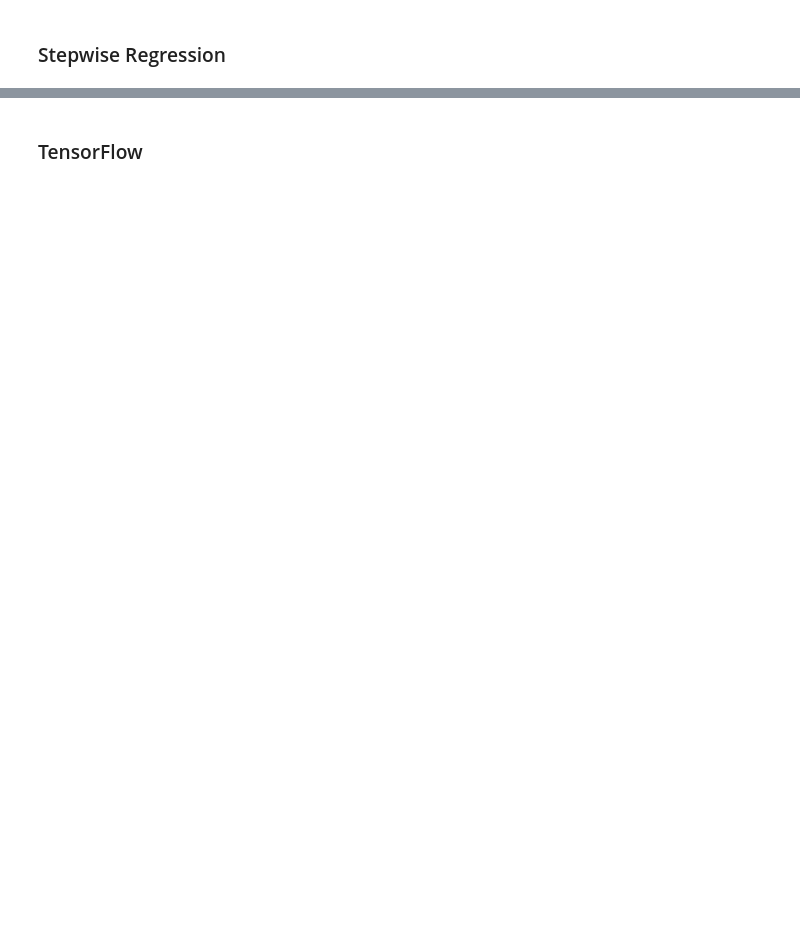
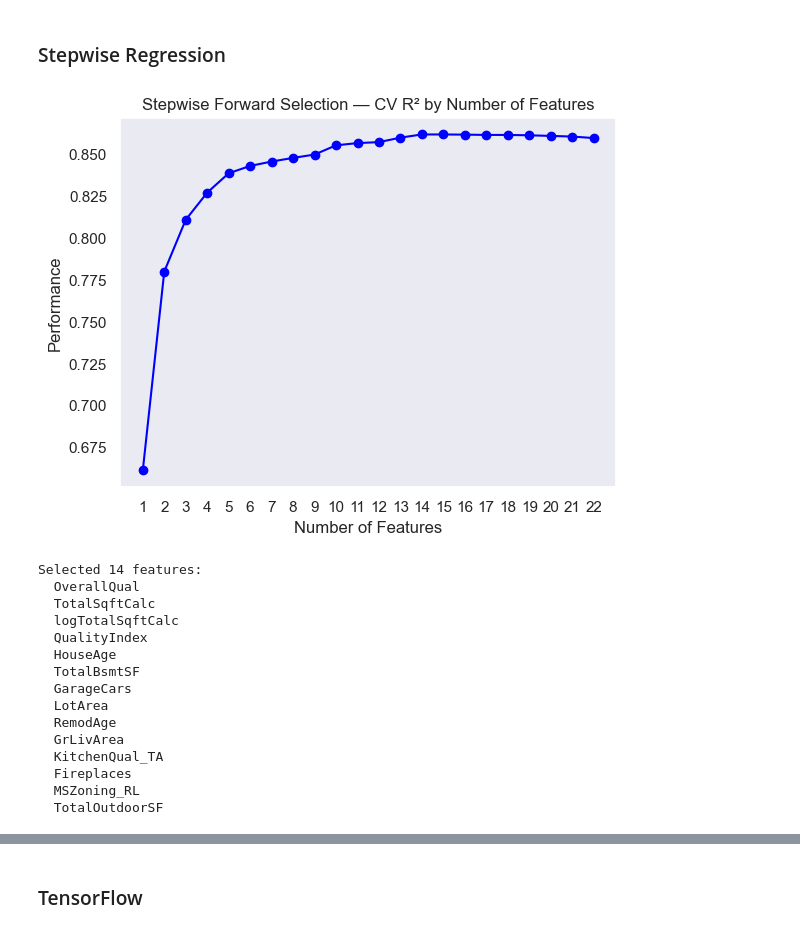
Before and after one commit to aanyam22/kaggle, a Jupyter notebook: Ames_HousePrice/ames_ml_models.ipynb, the cells around one changed output, grey strips where cells are left out. Saved outputs shown, nothing was run; the diff lists cells and outputs as text; code cells hidden in the pictures; blank space fills up the shorter version.

```diff
--- a/Ames_HousePrice/ames_ml_models.ipynb
+++ b/Ames_HousePrice/ames_ml_models.ipynb
@@ -231,12 +222,13 @@ GB_MODEL = GradientBoostingRegressor(n_estimators=200, learning_rate=0.05,
                                      max_depth=4, random_state=5)
 GB_MODEL.fit(X_train, Y_train)
 
-TRAIN_GB = getAmtAccuracyScores(WHO + '_Train', GB_MODEL, X_train, Y_train)
-VAL_GB   = getAmtAccuracyScores(WHO, GB_MODEL, X_val, Y_val)
+TRAIN_GB = getRMSE(WHO + '_Train', GB_MODEL, X_train, Y_train)
+VAL_GB   = getRMSE(WHO,            GB_MODEL, X_val,   Y_val)
 
-print(f'{WHO} — Train RMSE: {TRAIN_GB[1]:.4f}  |  Val RMSE: {VAL_GB[1]:.4f}')
+print(f'{WHO}  —  Train RMSE: {TRAIN_GB[1]:.4f}  |  Val RMSE: {VAL_GB[1]:.4f}')
 
-GB_features = [v[0] for v in getEnsembleTreeVars(GB_MODEL, feature_cols)]
-print(f'GB selected {len(GB_features)} features above average importance')
-for v in getEnsembleTreeVars(GB_MODEL, feature_cols)[:10]:
-    print(v)
+GB_features = getTopFeatures(GB_MODEL, feature_cols)
+print(f'\n{len(GB_features)} features above average importance (top 10):')
+for name, val in sorted(zip(feature_cols, GB_MODEL.feature_importances_),
+                         key=lambda x: -x[1])[:10]:
+    print(f'  {name}: {val:.4f}')
@@ -243,40 +249,53 @@ for v in getEnsembleTreeVars(GB_MODEL, feature_cols)[:10]:
 # %% [markdown]
 ### Stepwise Regression
 # %%
-# Use GB important features as the pool for forward selection
-V_train    = X_train[GB_features]
-stepNames  = list(V_train.columns)
-maxCols    = V_train.shape[1]
+WHO = 'STEP'
+
+# Use GB-selected features as the candidate pool for forward selection
+V_train   = X_train[GB_features]
+V_val     = X_val[GB_features]
+stepNames = list(V_train.columns)
 
 sfs = SFS(LinearRegression(),
-          k_features=(1, maxCols),
+          k_features=(1, len(GB_features)),
           forward=True,
           floating=False,
           scoring='r2',
           cv=5)
-sfs.fit(V_train.values, Y_train.values)
+sfs.fit(V_train, Y_train)
 
-theFigure = plot_sfs(sfs.get_metric_dict(), kind=None)
-plt.title('Stepwise Forward Selection — R² by Number of Features')
+fig = plot_sfs(sfs.get_metric_dict(), kind=None)
+plt.title('Stepwise Forward Selection — CV R² by Number of Features')
 plt.grid()
 plt.show()
 
-# Find the feature subset with the best cross-validated R²
+# Best feature subset: highest mean CV R²
 dfm = pd.DataFrame.from_dict(sfs.get_metric_dict()).T
-dfm = dfm[['feature_names', 'avg_score']]
-dfm.avg_score = dfm.avg_score.astype(float)
+dfm['avg_score'] = dfm['avg_score'].astype(float)
+best_k = int(dfm['avg_score'].idxmax())
 
-maxIndex = dfm.avg_score.argmax()
-stepVars = dfm.iloc[maxIndex]['feature_names']
+# Compatible with both old mlxtend (returns index strings) and new (returns column names)
+raw_names     = sfs.get_metric_dict()[best_k]['feature_names']
+finalStepVars = [stepNames[int(n)] if str(n).isdigit() else str(n) for n in raw_names]
 
-finalStepVars = []
-for i in stepVars:
-    try:
-        finalStepVars.append(stepNames[int(i)])
-    except:
-        pass
-
-print(f'Stepwise selected {len(finalStepVars)} features:')
+print(f'Selected {len(finalStepVars)} features:')
 for v in finalStepVars:
-    print(' ', v)
+    print(f'  {v}')
+# %% [output]
+[figure, added]
+Selected 14 features:
+  OverallQual
+  TotalSqftCalc
+  logTotalSqftCalc
+  QualityIndex
+  HouseAge
+  TotalBsmtSF
+  GarageCars
+  LotArea
+  RemodAge
+  GrLivArea
+  KitchenQual_TA
+  Fireplaces
+  MSZoning_RL
+  TotalOutdoorSF
 # %%
```
Also changed, not shown: parts of 22 cells of this notebook, 4 other files.
